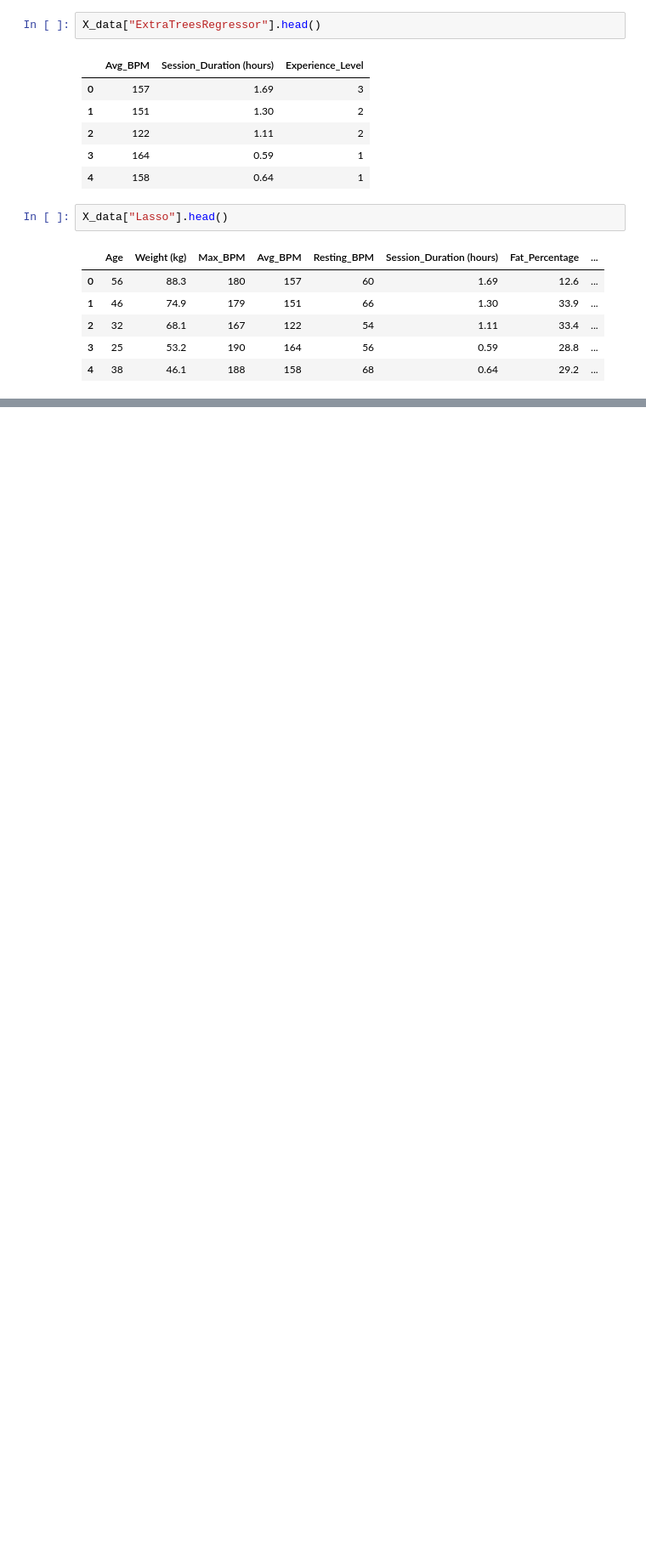
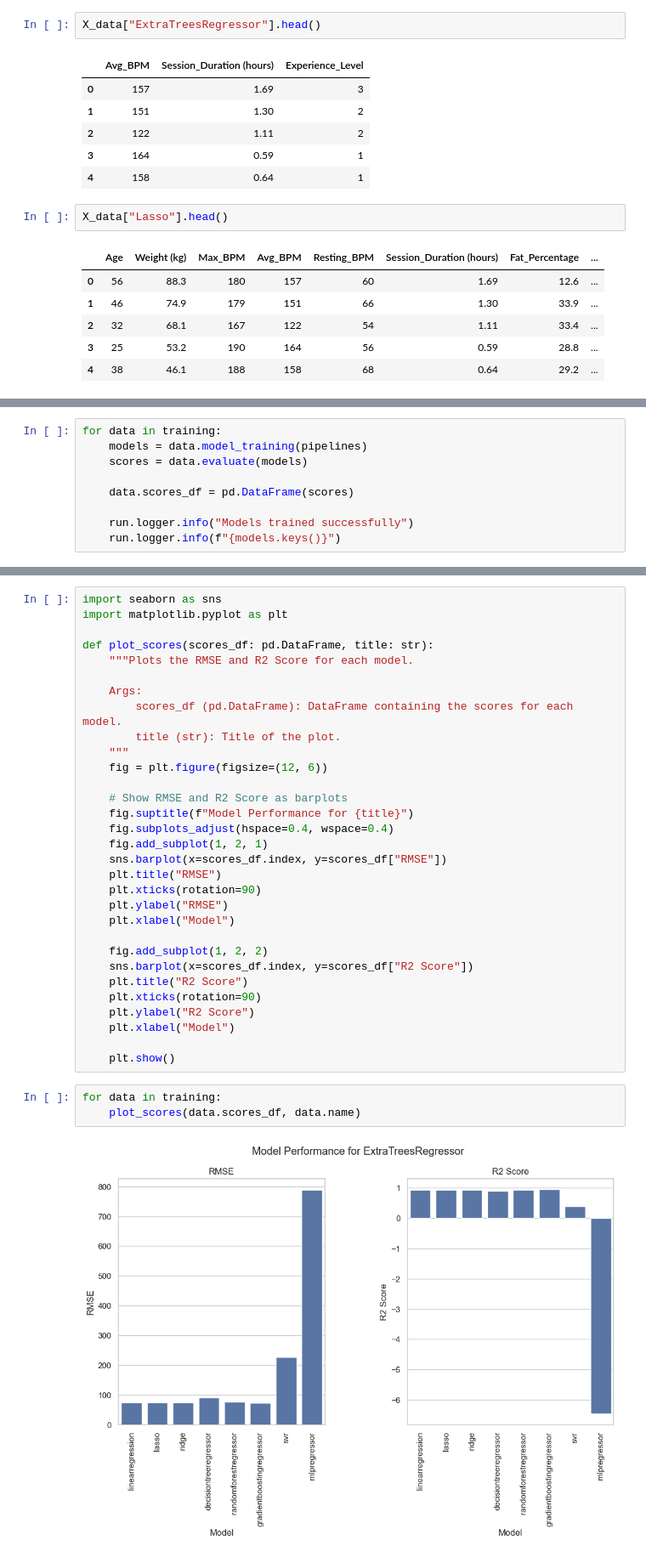
Before and after one commit to GEI-duo/meinf-ai-wp-01, a Jupyter notebook: notebooks/3-feature-engineering.ipynb, the cells around one changed output, grey strips where cells are left out. Shown at 85% size. Cells and saved outputs as stored; diff of their text form; blank space fills up the shorter version.

```diff
--- a/notebooks/3-feature-engineering.ipynb
+++ b/notebooks/3-feature-engineering.ipynb
@@ -151,0 +307,9 @@ X_data["Lasso"].head()
+# %%
+for data in training:
+    models = data.model_training(pipelines)
+    scores = data.evaluate(models)
+
+    data.scores_df = pd.DataFrame(scores)
+
+    run.logger.info("Models trained successfully")
+    run.logger.info(f"{models.keys()}")
@@ -151,0 +351,36 @@ X_data["Lasso"].head()
+# %%
+import seaborn as sns
+import matplotlib.pyplot as plt
+
+def plot_scores(scores_df: pd.DataFrame, title: str):
+    """Plots the RMSE and R2 Score for each model.
+
+    Args:
+        scores_df (pd.DataFrame): DataFrame containing the scores for each model.
+        title (str): Title of the plot.
+    """
+    fig = plt.figure(figsize=(12, 6))
+
+    # Show RMSE and R2 Score as barplots
+    fig.suptitle(f"Model Performance for {title}")
+    fig.subplots_adjust(hspace=0.4, wspace=0.4)
+    fig.add_subplot(1, 2, 1)
+    sns.barplot(x=scores_df.index, y=scores_df["RMSE"])
+    plt.title("RMSE")
+    plt.xticks(rotation=90)
+    plt.ylabel("RMSE")
+    plt.xlabel("Model")
+
+    fig.add_subplot(1, 2, 2)
+    sns.barplot(x=scores_df.index, y=scores_df["R2 Score"])
+    plt.title("R2 Score")
+    plt.xticks(rotation=90)
+    plt.ylabel("R2 Score")
+    plt.xlabel("Model")
+
+    plt.show()
+# %%
+for data in training:
+    plot_scores(data.scores_df, data.name)
+# %% [output]
+[figure, added]
```
Also changed, not shown: parts of 10 cells of this notebook, 22 other files.
